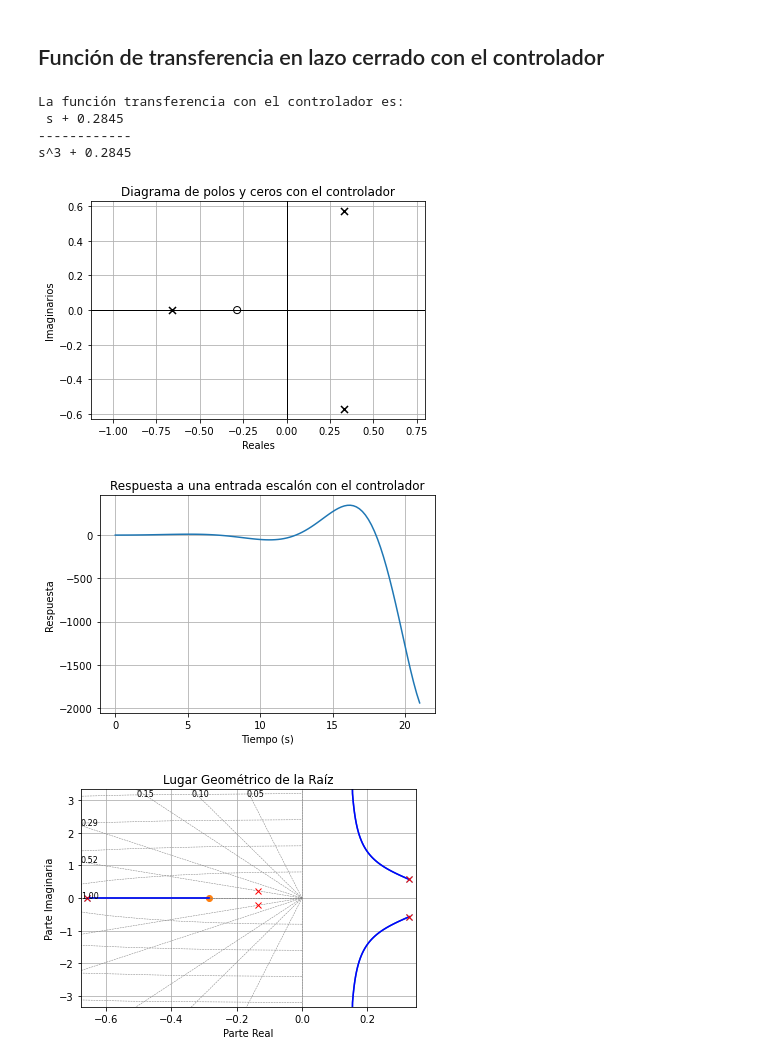
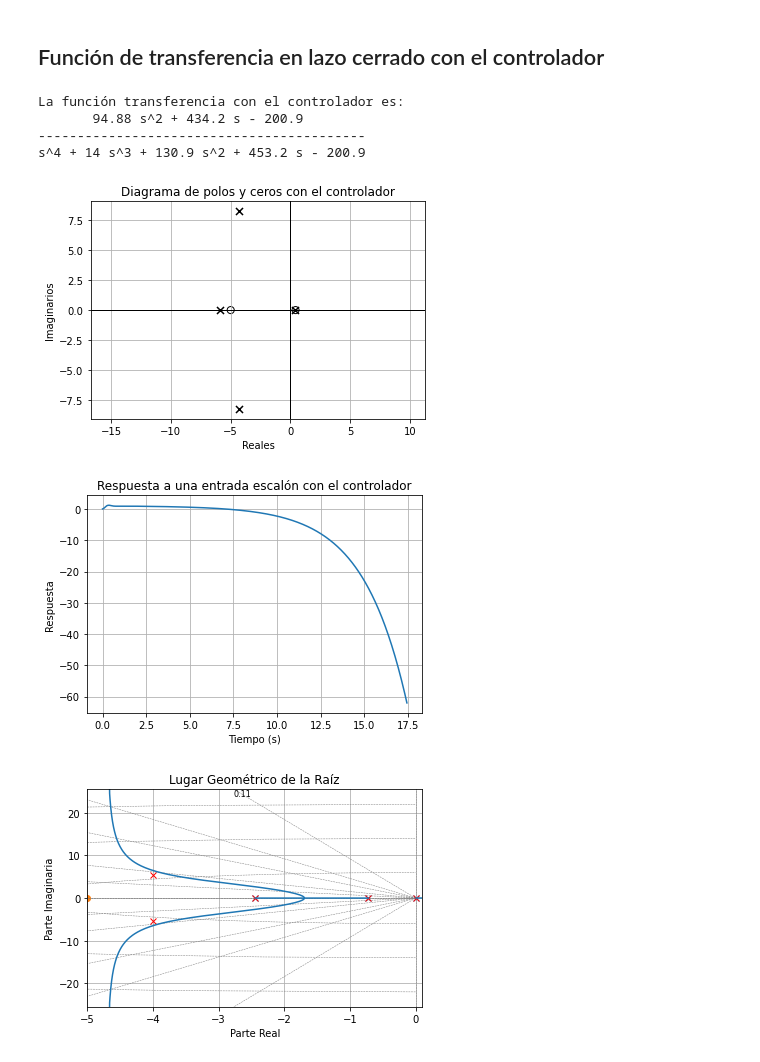
Before and after one commit to Sirangua/Diseno_de_Controladores-Control, a Jupyter notebook: main.ipynb, the cells around one changed output. Saved outputs shown, nothing was run; the diff lists cells and outputs as text; code cells hidden in the pictures.

```diff
--- a/main.ipynb
+++ b/main.ipynb
@@ -14,14 +14,14 @@ import matplotlib.pyplot as plt
 # %%
 # La función de transferencia G(s) = C(s)/R(s). Defina los valores de C(s) y R(s)
 # Define los coeficientes del polinomio en orden de potencia
-cs = [1]
-rs = [1, 0, -1]
+cs = [1,5]
+rs = [1,14,36,19]
 
 # Máximo sobre pico expresado en porcentaje
-Maximo_sobre_pico = 15 #%
+Maximo_sobre_pico = 10 #%
 
 # Tiempo de establecimietno en segundos
-Tiempo_de_establecimiento = 30
+Tiempo_de_establecimiento = 1
 
 # Controlador: P, I, PI, PD o PID
 controlador = "PI"
@@ -197,10 +191,12 @@ elif controlador == "I":
 
 elif controlador == "PI":
     # Para un controlador PI
-    x = ((pdd.imag)/(np.tan(np.pi-fi_n*(np.pi/180))))+(pdd.real)
+    x = ((pdd.imag)/(np.tan((np.pi-fi_n)*np.pi/180)))-(pdd.real)
     ti = 1/x
-    kp = np.abs((1/control.evalfr(ft_la,pdd))*(np.divide(pdd,(pdd+x))))
-    ft_c = control.TransferFunction([kp, kp*x],[1, 0])
+    Gc_pi = control.TransferFunction([1,-x], [1,0])
+    s = complex(pdd.real, pdd.imag)
+    kp = 1 / abs(control.evalfr(Gc_pi,s) * control.evalfr(ft_la ,s))
+    ft_c = kp*Gc_pi
     print (x)
     print ("kp = ",kp)
     print ("ti = ",ti)
@@ -208,11 +204,14 @@ elif controlador == "PI":
 
 elif controlador == "PD":
     # Para un controlador PD
-    x = pdd.real + (pdd.imag/ np.degrees(np.tan(fi_n)))
-    k = np.abs((1/(control.evalfr(ft_la,pdd)*(pdd + x))))
+    x = pdd.real + (pdd.imag/ np.tan(fi_n*np.pi/180))
+    Gc_pd = control.TransferFunction([1, x], [1])
+    s = complex(pdd.real, pdd.imag)
+    k = 1 / abs(control.evalfr(Gc_pd,s) * control.evalfr(ft_la ,s))
     td = 1/x
     kp = k/td
-    ft_c = control.TransferFunction([k, k*x],[1])
+    ft_c = control.TransferFunction([kp*td, kp],[1])
+    print
     print ("kp = ",kp)
     print ("td = ",td)
     print ("La función de transferencia del controlador es: ",ft_c)
@@ -264,49 +263,46 @@ Text(0.5, 1.0, 'Diagrama de polos y ceros agregados por el controlador')
 # %% [markdown]
 ## Función de transferencia en lazo cerrado con el controlador
 # %%
-ft_gc = ft_la*ft_c
-
-ft_gc = control.feedback(ft_gc,1)
+ft_gc = control.feedback(ft_la*ft_c)
 
 print ("La función transferencia con el controlador es: ",ft_gc)
 
 # Diagrama de polos y ceros
 plt.figure(1)
 control.pzmap (ft_gc)
 plt.grid("on")
 plt.xlabel("Reales")
 plt.ylabel("Imaginarios")
 plt.title("Diagrama de polos y ceros con el controlador")
 
 # Respuesta a una entrada escalón
 plt.figure(2)
 t, y = control.step_response(ft_gc)
 plt.plot(t, y)
 plt.grid("on")
 plt.xlabel("Tiempo (s)")
 plt.ylabel("Respuesta")
 plt.title("Respuesta a una entrada escalón con el controlador")
 
 # Lugar geométrico de la raíz
 plt.figure(3)
-rlocus_data, _ = control.rlocus(ft_gc)
-polos_f = control.pole(ft_gc)
+control.rlocus(ft_la*ft_c)
+polos_f = control.pole(ft_la*ft_c)
 
 polos_f = np.append(polos_f, -complex(pdd))
 polos_f = np.append(polos_f, complex(-pdd.real,pdd.imag))
-plt.plot(rlocus_data.real, rlocus_data.imag, "b", label="LGR")
 plt.plot(polos_f.real, polos_f.imag, "rx", label="Polos")
 plt.title("Lugar Geométrico de la Raíz")
 plt.xlabel("Parte Real")
 plt.ylabel("Parte Imaginaria")
-#plt.xlim(-8,0)
-#plt.ylim (-10,10)
+plt.xlim(-5,0.1)
+#plt.ylim (-1,1)
 plt.grid(True)
 # %% [output]
 La función transferencia con el controlador es:
- s + 0.2845
-------------
-s^3 + 0.2845
+       94.88 s^2 + 434.2 s - 200.9
+------------------------------------------
+s^4 + 14 s^3 + 130.9 s^2 + 453.2 s - 200.9
-[figure, old version]
+[figure, new version]
-[figure, old version]
+[figure, new version]
-[figure, old version]
+[figure, new version]
```
Also changed, not shown: parts of 8 cells of this notebook.
